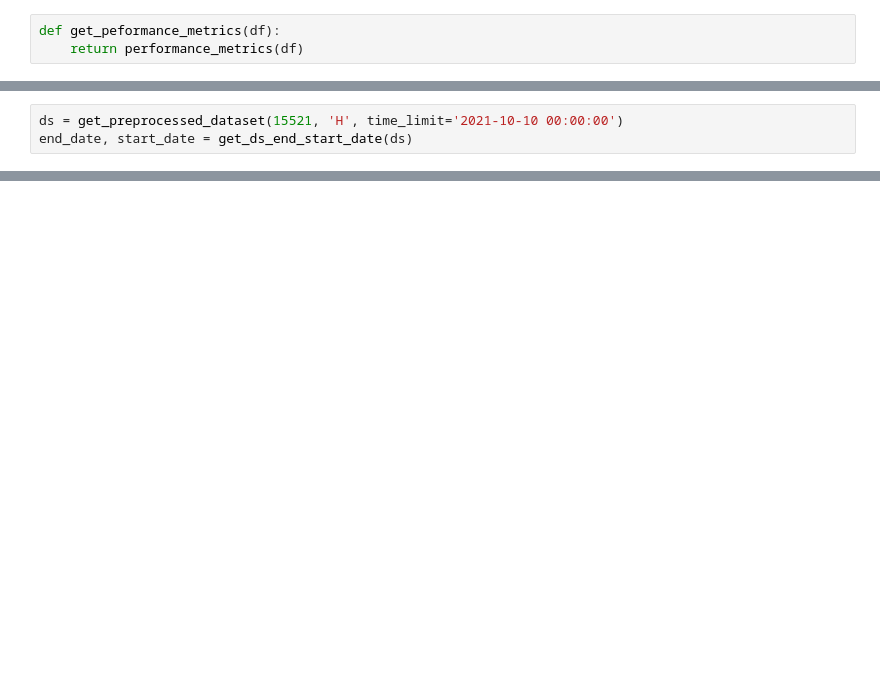
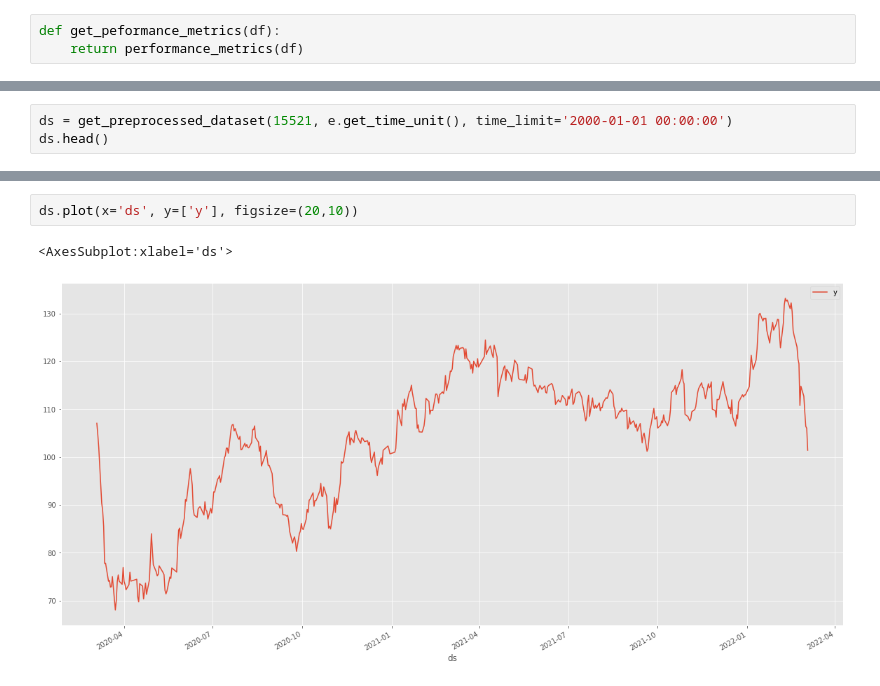
Before and after one commit to Biksbois/BiksStonks, a Jupyter notebook: Forcasting_Models/prohet.ipynb, the cells around one changed output, grey strips where cells are left out. Drawn from its saved outputs; the diff is of its cells as text; blank space fills up the shorter version.

```diff
--- a/Forcasting_Models/prohet.ipynb
+++ b/Forcasting_Models/prohet.ipynb
@@ -135,3 +117,3 @@ def populate_df(metric_name, df, metrics, df_columns, name, run_time, avg_time):
 # %%
-ds = get_preprocessed_dataset(15521, 'H', time_limit='2021-10-10 00:00:00')
-end_date, start_date = get_ds_end_start_date(ds)
+ds = get_preprocessed_dataset(15521, e.get_time_unit(), time_limit='2000-01-01 00:00:00')
+ds.head()
@@ -137,0 +127,5 @@ end_date, start_date = get_ds_end_start_date(ds)
+# %%
+ds.plot(x='ds', y=['y'], figsize=(20,10))
+# %% [output]
+<AxesSubplot:xlabel='ds'>
+[figure, added]
```
Also changed, not shown: parts of 20 cells of this notebook.
